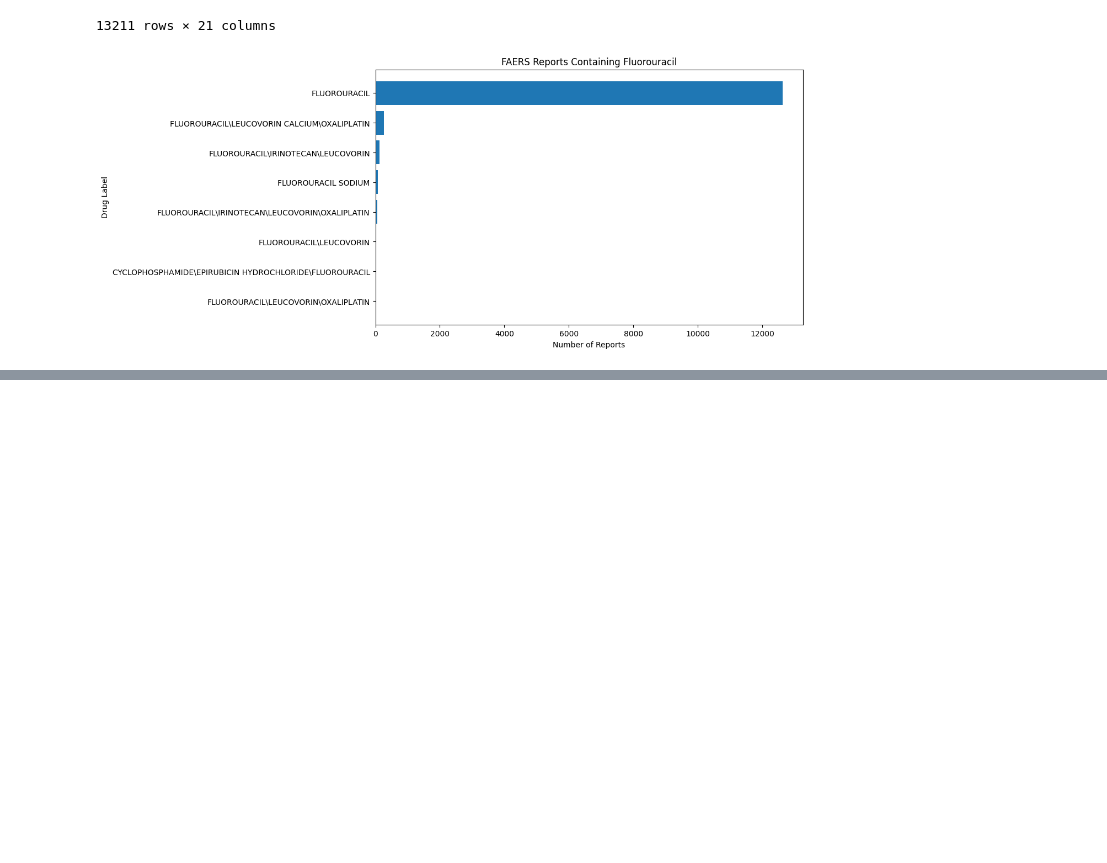
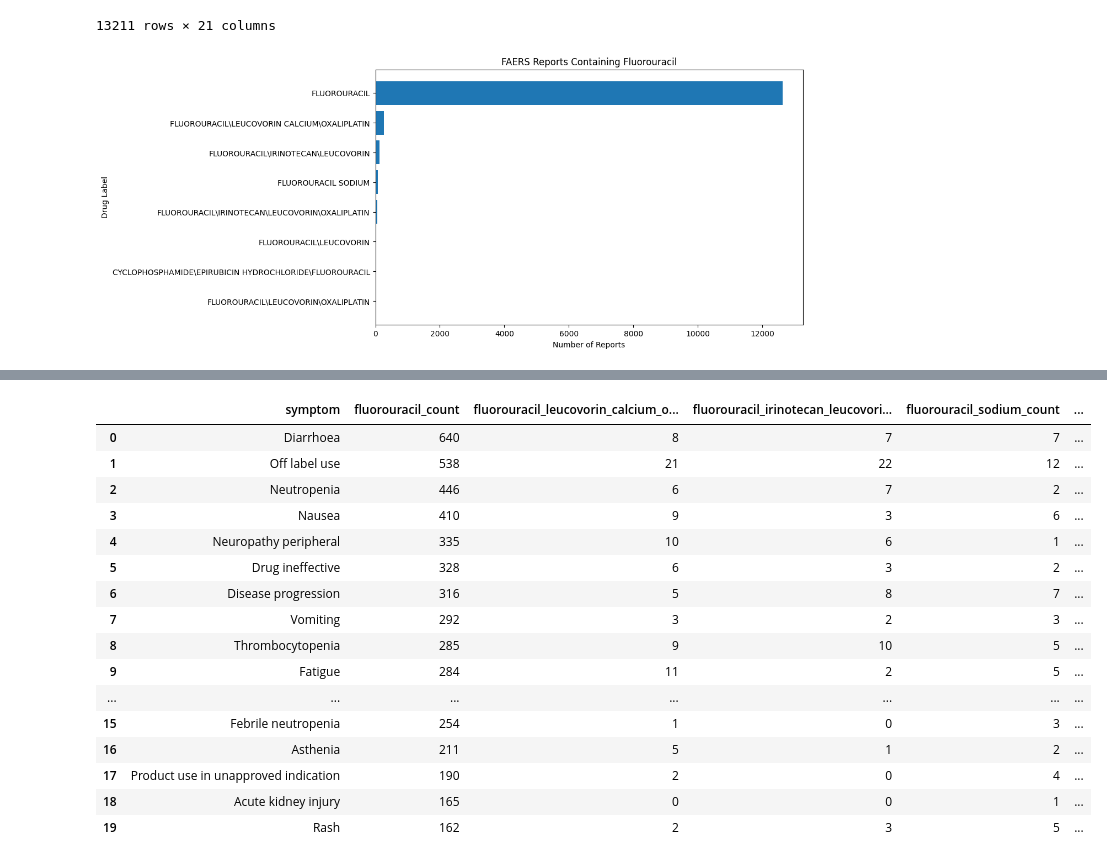
Before and after one commit to PugstaLaney/faers-sql-drug-safety-analysis, a Jupyter notebook: notebooks/5_FU_explore.ipynb, the cells around one changed output, grey strips where cells are left out. Drawn from its saved outputs; the diff is of its cells as text; code cells hidden in the pictures; blank space fills up the shorter version.

```diff
--- a/notebooks/5_FU_explore.ipynb
+++ b/notebooks/5_FU_explore.ipynb
@@ -200,0 +263,65 @@ balanced_df.shape
+# %%
+reactions_for_combos = pd.read_sql_query(r"""
+SELECT
+    r.pt AS symptom,
+
+    COUNT(DISTINCT CASE
+        WHEN d.drugname = 'FLUOROURACIL'
+        THEN r.primaryid
+    END) AS fluorouracil_count,
+
+    COUNT(DISTINCT CASE
+        WHEN d.drugname = 'FLUOROURACIL\LEUCOVORIN CALCIUM\OXALIPLATIN'
+        THEN r.primaryid
+    END) AS fluorouracil_leucovorin_calcium_oxaliplatin_count,
+
+    COUNT(DISTINCT CASE
+        WHEN d.drugname = 'FLUOROURACIL\IRINOTECAN\LEUCOVORIN'
+        THEN r.primaryid
+    END) AS fluorouracil_irinotecan_leucovorin_count,
+
+    COUNT(DISTINCT CASE
+        WHEN d.drugname = 'FLUOROURACIL SODIUM'
+        THEN r.primaryid
+    END) AS fluorouracil_sodium_count,
+
+    COUNT(DISTINCT CASE
+        WHEN d.drugname = 'FLUOROURACIL\IRINOTECAN\LEUCOVORIN\OXALIPLATIN'
+        THEN r.primaryid
+    END) AS fluorouracil_irinotecan_leucovorin_oxaliplatin_count
+
+FROM reac r
+JOIN drug d
+    ON r.primaryid = d.primaryid
+
+WHERE d.drugname IN (
+    'FLUOROURACIL',
+    'FLUOROURACIL\LEUCOVORIN CALCIUM\OXALIPLATIN',
+    'FLUOROURACIL\IRINOTECAN\LEUCOVORIN',
+    'FLUOROURACIL SODIUM',
+    'FLUOROURACIL\IRINOTECAN\LEUCOVORIN\OXALIPLATIN'
+)
+
+GROUP BY r.pt
+ORDER BY fluorouracil_count DESC;
+""", conn)
+
+reactions_for_combos.head(20)
+# %% [output]
+|  | symptom | fluorouracil_count | fluorouracil_leucovorin_calcium_o... | fluorouracil_irinotecan_leucovori... | fluorouracil_sodium_count | ... |
+| 0 | Diarrhoea | 640 | 8 | 7 | 7 | ... |
+| 1 | Off label use | 538 | 21 | 22 | 12 | ... |
+| 2 | Neutropenia | 446 | 6 | 7 | 2 | ... |
+| 3 | Nausea | 410 | 9 | 3 | 6 | ... |
+| 4 | Neuropathy peripheral | 335 | 10 | 6 | 1 | ... |
+| 5 | Drug ineffective | 328 | 6 | 3 | 2 | ... |
+| 6 | Disease progression | 316 | 5 | 8 | 7 | ... |
+| 7 | Vomiting | 292 | 3 | 2 | 3 | ... |
+| 8 | Thrombocytopenia | 285 | 9 | 10 | 5 | ... |
+| 9 | Fatigue | 284 | 11 | 2 | 5 | ... |
+| ... | ... | ... | ... | ... | ... | ... |
+| 15 | Febrile neutropenia | 254 | 1 | 0 | 3 | ... |
+| 16 | Asthenia | 211 | 5 | 1 | 2 | ... |
+| 17 | Product use in unapproved indication | 190 | 2 | 0 | 4 | ... |
+| 18 | Acute kidney injury | 165 | 0 | 0 | 1 | ... |
+| 19 | Rash | 162 | 2 | 3 | 5 | ... |
```
Also changed, not shown: parts of 5 cells of this notebook, 1 other file.
